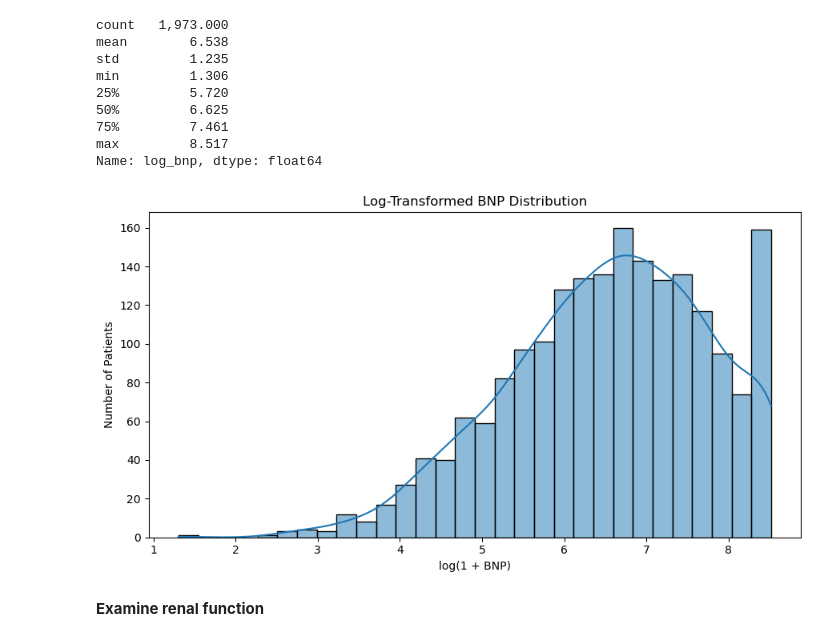
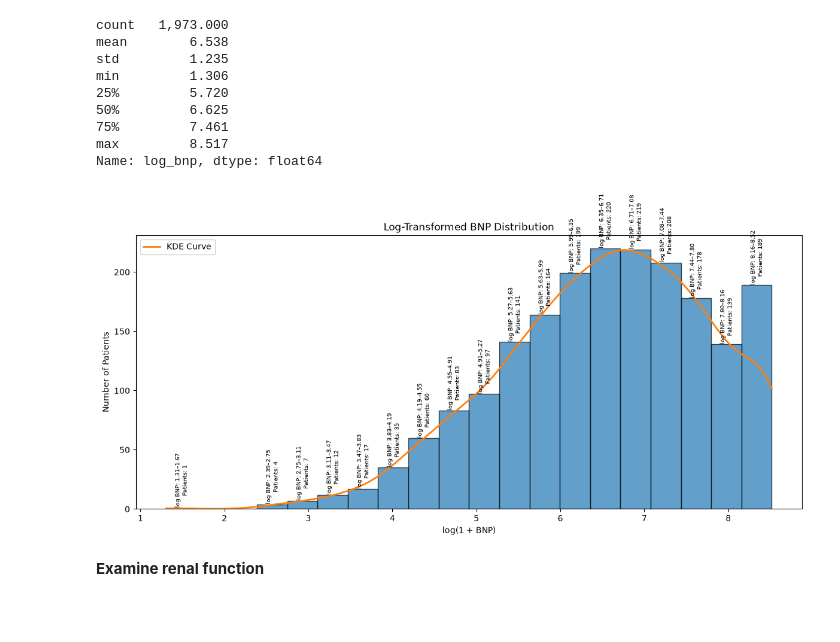
Before and after one commit to shraddhaparakh/Team11_PyInsights_Python-Hackathon-_SEP2026, a Jupyter notebook: Team11_PyInsights_03.Prescriptive Analysis.ipynb, the cells around one changed output. Saved outputs shown, nothing was run; the diff lists cells and outputs as text; code cells hidden in the pictures; blank space fills up the shorter version.

```diff
--- a/Team11_PyInsights_03.Prescriptive Analysis.ipynb
+++ b/Team11_PyInsights_03.Prescriptive Analysis.ipynb
@@ -98,18 +98,21 @@ from pathlib import Path
 #    r"C:\Users\arjai\Documents\Shraddha Job Search\Data Science\Python\Hackathon Sept 2026\Python_Hackathon_Sep_2026"
 #)
 
-DATA_PATH = Path.cwd()                      # or Path.cwd().parent if the notebook is in a subfolder
+#DATA_PATH = Path.cwd()               # or Path.cwd().parent if the notebook is in a subfolder
 #CLEANED_PATH = DATA_PATH / "cleaned_data"
 #MASTER_PATH = CLEANED_PATH / "patient_master.csv"
 
+
+DATA_PATH = Path(r"C:\Users\arunj\Documents\pythonhack")
+
 candidates = [
-    DATA_PATH / "cleaned_data" / "patient_master.csv"
+    DATA_PATH / "cleaned_datafile" / "patient_master.csv"
 ]
 
 # Also check locations relative to the notebook
 for base in [Path.cwd(), *Path.cwd().parents]:
     candidates += [
-        base / "cleaned_data" / "patient_master.csv",
+        base / "cleaned_datafile" / "patient_master.csv",
         base / "patient_master.csv"
     ]
 
@@ -3085,22 +3150,68 @@ min         1.306
 max         8.517
 Name: log_bnp, dtype: float64
 # %%
-plt.figure(figsize=(9, 5))
+from scipy.stats import gaussian_kde
+plt.figure(figsize=(12,6))
+# Remove missing values
+log_bnp_data = df["log_bnp"].dropna()
 
-sns.histplot(
-    df["log_bnp"],
-    bins=30,
-    kde=True
+# Create histogram
+counts, bins, patches = plt.hist(
+    log_bnp_data,
+    bins=20,
+    edgecolor="black",
+    alpha=0.7
 )
 
+# Create KDE curve on the same patient-count scale
+bin_width = bins[1] - bins[0]
+
+kde = gaussian_kde(log_bnp_data)
+
+x = np.linspace(
+    log_bnp_data.min(),
+    log_bnp_data.max(),
+    500
+)
+
+y = kde(x) * len(log_bnp_data) * bin_width
+
+plt.plot(
+    x,
+    y,
+    linewidth=2,
+    label="KDE Curve"
+)
+
+# Add log(BNP) interval + patient count to each bar
+for count, left, right, patch in zip(
+    counts,
+    bins[:-1],
+    bins[1:],
+    patches
+):
+    if count > 0:
+        plt.text(
+            patch.get_x() + patch.get_width() / 2,
+            count,
+            f"log BNP: {left:.2f}–{right:.2f}\n"
+            f"Patients: {int(count)}",
+            ha="center",
+            va="bottom",
+            fontsize=7,
+            rotation=90
+        )
+
+# Titles and labels
 plt.title("Log-Transformed BNP Distribution")
 plt.xlabel("log(1 + BNP)")
 plt.ylabel("Number of Patients")
 
+plt.legend()
 plt.tight_layout()
 plt.show()
 # %% [output]
-[figure, old version]
+[figure, new version]
 # %% [markdown]
 **Examine renal function**
 # %% [markdown]
```
Also changed, not shown: parts of 15 cells of this notebook.
